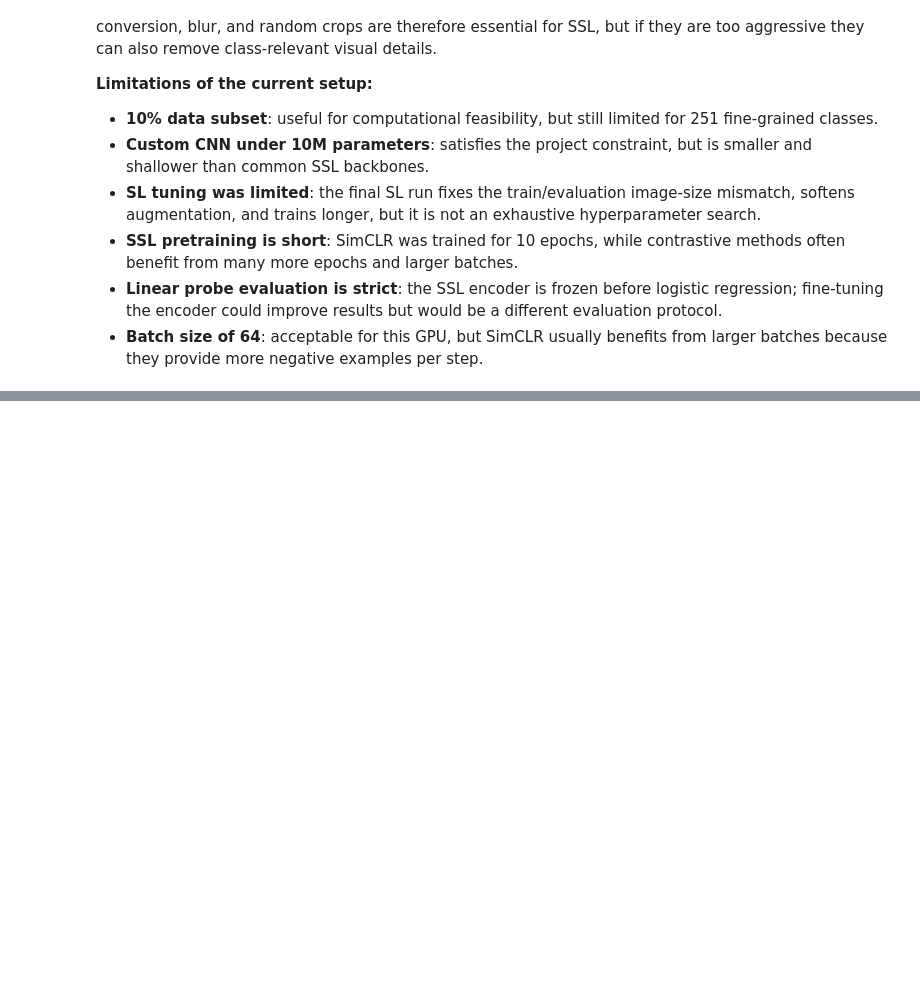
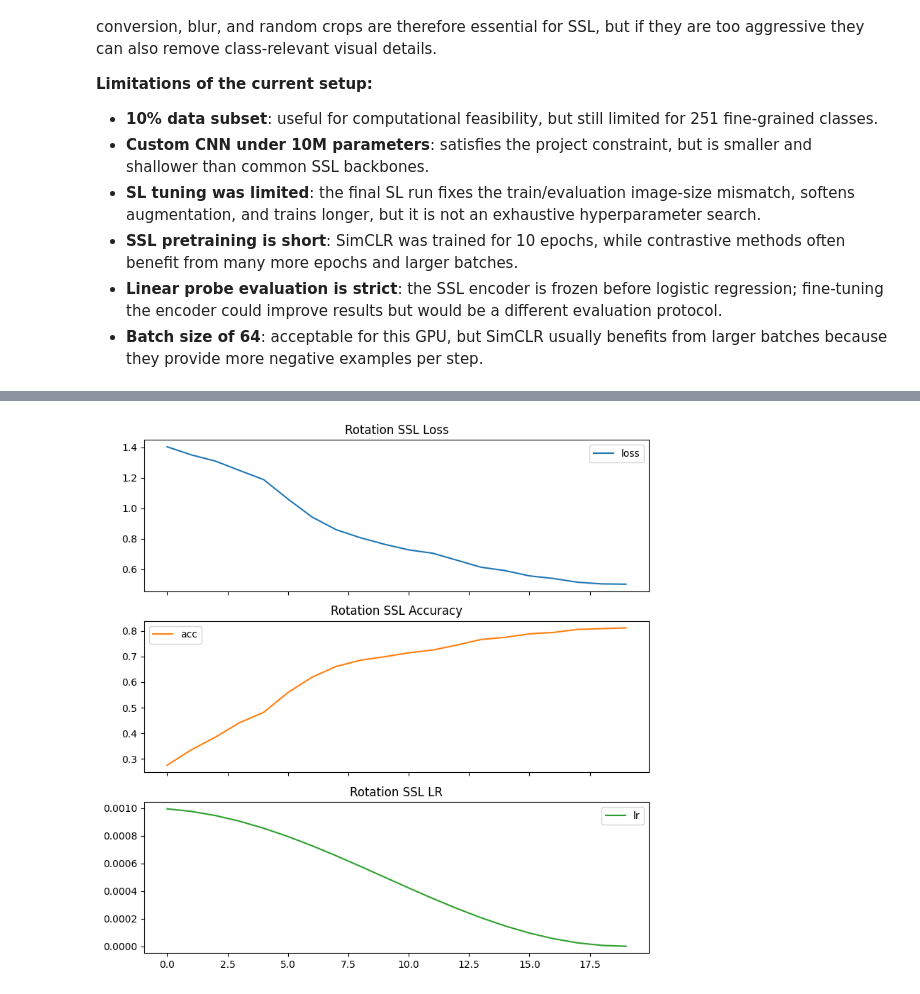
Before and after one commit to Pallab9999/Supervisedlearning, a Jupyter notebook: app.ipynb, the cells around one changed output, grey strips where cells are left out. Drawn from its saved outputs; the diff is of its cells as text; code cells hidden in the pictures; blank space fills up the shorter version.

```diff
--- a/app.ipynb
+++ b/app.ipynb
@@ -1001,0 +1037,51 @@ Augmentation has different roles in the two pipelines. In SL, augmentations such
+# %%
+# --- Rotation SSL training loop ---
+ROTATION_SSL_EPOCHS = 20
+rotation_optimizer = torch.optim.AdamW(rotation_ssl_net.parameters(), lr=1e-3, weight_decay=1e-4)
+rotation_scheduler = CosineAnnealingLR(rotation_optimizer, T_max=ROTATION_SSL_EPOCHS, eta_min=1e-6)
+rotation_loss_fun = nn.CrossEntropyLoss()
+
+rotation_ssl_history = {'loss': [], 'acc': [], 'lr': []}
+best_rotation_loss = float('inf')
+start_rotation_time = time.time()
+
+for epoch in range(ROTATION_SSL_EPOCHS):
+    rotation_ssl_net.train()
+    epoch_loss, correct, total = 0, 0, 0
+    for batch_idx, (X, y) in enumerate(rotation_loader):
+        X, y = X.to(device), y.to(device).long()
+        rotation_optimizer.zero_grad()
+        y_pred = rotation_ssl_net(X)
+        loss = rotation_loss_fun(y_pred, y)
+        loss.backward()
+        rotation_optimizer.step()
+
+        epoch_loss += loss.item()
+        preds = torch.argmax(y_pred, dim=1)
+        correct += (preds == y).sum().item()
+        total += y.size(0)
+
+        if batch_idx + 1 == len(rotation_loader):
+            print(f"Batch {batch_idx+1}/{len(rotation_loader)} | Loss: {loss.item():.4f}")
+
+    rotation_scheduler.step()
+    avg_loss = epoch_loss / len(rotation_loader)
+    avg_acc = correct / total
+    rotation_ssl_history['loss'].append(avg_loss)
+    rotation_ssl_history['acc'].append(avg_acc)
+    rotation_ssl_history['lr'].append(rotation_optimizer.param_groups[-1]['lr'])
+
+    print(f"Rotation SSL Epoch {epoch+1}/{ROTATION_SSL_EPOCHS} | loss [{avg_loss:.4f}] | acc [{avg_acc:.4f}] | lr [{rotation_optimizer.param_groups[-1]['lr']:.6f}]")
+
+    if avg_loss < best_rotation_loss:
+        best_rotation_loss = avg_loss
+        torch.save(rotation_ssl_net.state_dict(), 'best_model_rotation_ssl.pth')
+        print("Best Rotation SSL model saved!")
+
+rotation_ssl_train_time = time.time() - start_rotation_time
+print(f"Rotation SSL training finished in {rotation_ssl_train_time/60:.2f} minutes")
+
+pd.DataFrame(rotation_ssl_history).plot(subplots=True, figsize=(8, 8), title=['Rotation SSL Loss', 'Rotation SSL Accuracy', 'Rotation SSL LR'])
+plt.tight_layout()
+plt.show()
+# %% [output]
@@ -1001,0 +1105 @@ Augmentation has different roles in the two pipelines. In SL, augmentations such
+[figure, added]
```
Also changed, not shown: parts of 18 cells of this notebook.
